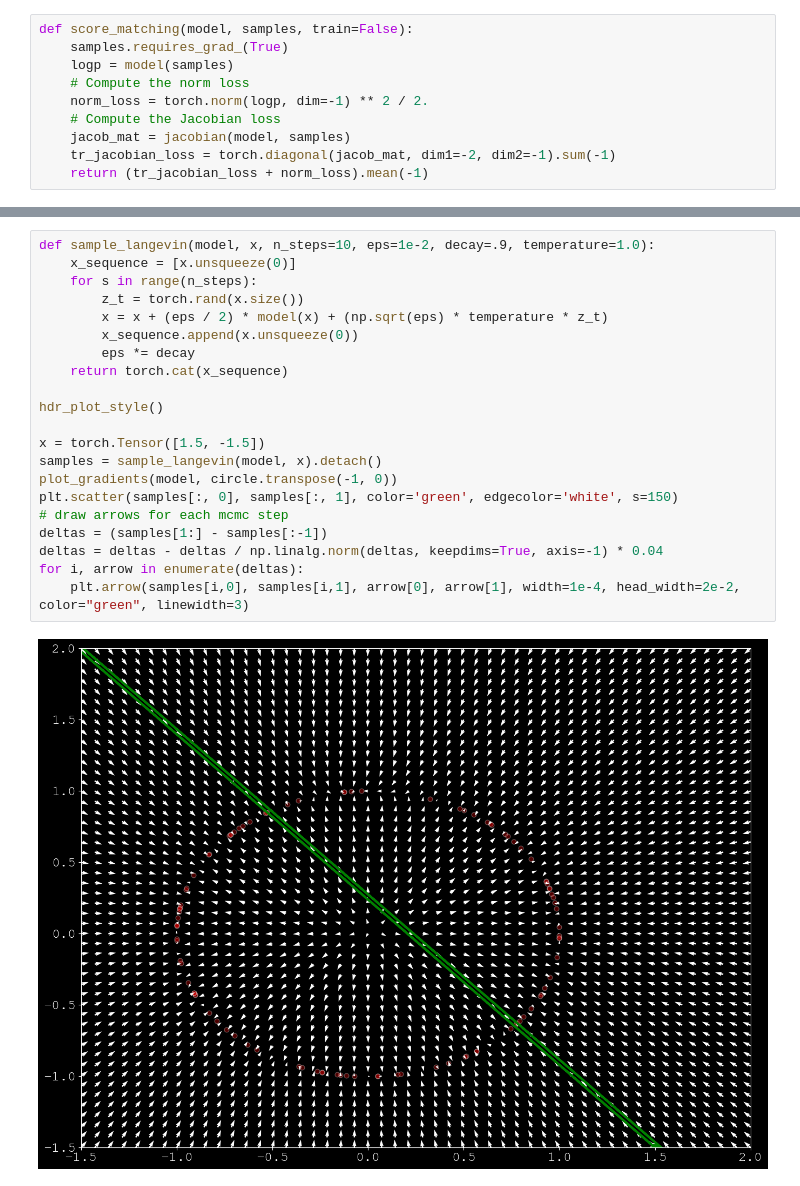
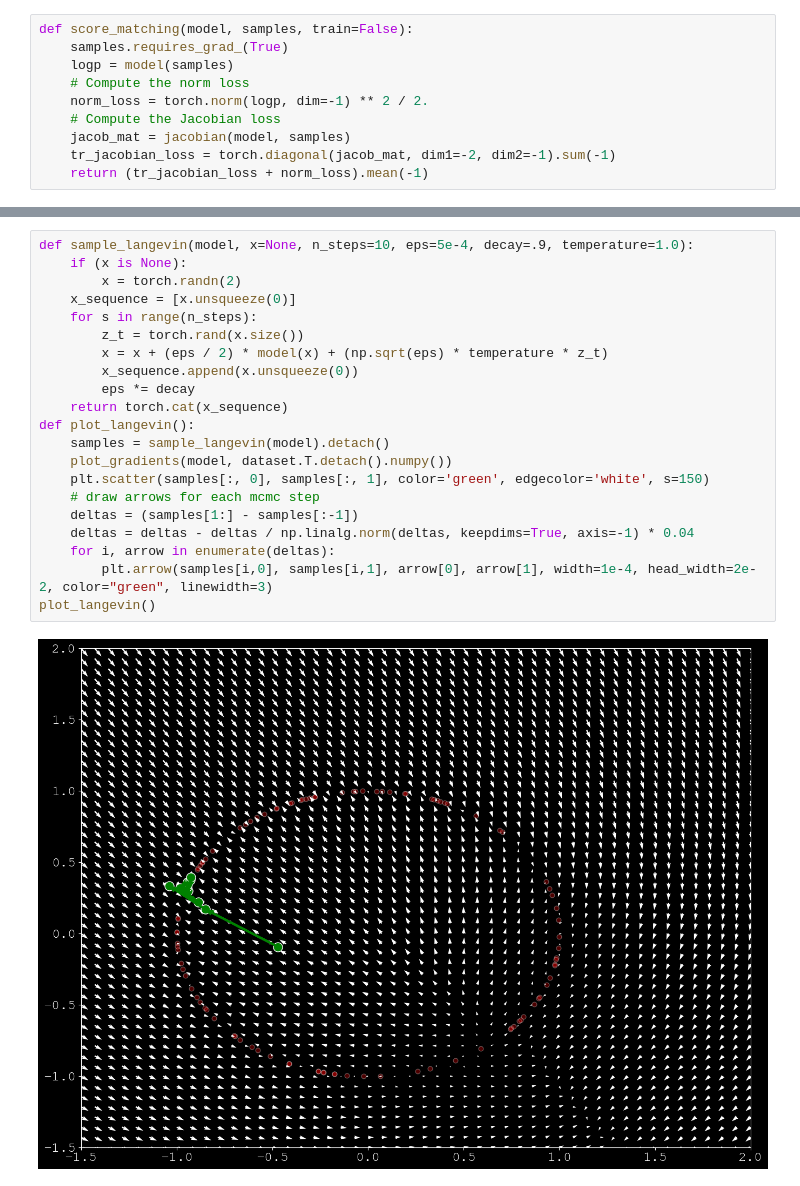
Before and after one commit to ufabao/Topology-of-Diffusion-models, a Jupyter notebook: diffus.ipynb, the cells around one changed output, grey strips where cells are left out. Drawn from its saved outputs; the diff is of its cells as text.

```diff
--- a/diffus.ipynb
+++ b/diffus.ipynb
@@ -115,23 +115,23 @@ plot_gradients(model, circle.transpose(-1, 0))
 # %%
-def sample_langevin(model, x, n_steps=10, eps=1e-2, decay=.9, temperature=1.0):
+def sample_langevin(model, x=None, n_steps=10, eps=5e-4, decay=.9, temperature=1.0):
+    if (x is None):
+        x = torch.randn(2)
     x_sequence = [x.unsqueeze(0)]
     for s in range(n_steps):
         z_t = torch.rand(x.size())
         x = x + (eps / 2) * model(x) + (np.sqrt(eps) * temperature * z_t)
         x_sequence.append(x.unsqueeze(0))
         eps *= decay
     return torch.cat(x_sequence)
-
-hdr_plot_style()
-
-x = torch.Tensor([1.5, -1.5])
-samples = sample_langevin(model, x).detach()
-plot_gradients(model, circle.transpose(-1, 0))
-plt.scatter(samples[:, 0], samples[:, 1], color='green', edgecolor='white', s=150)
-# draw arrows for each mcmc step
-deltas = (samples[1:] - samples[:-1])
-deltas = deltas - deltas / np.linalg.norm(deltas, keepdims=True, axis=-1) * 0.04
-for i, arrow in enumerate(deltas):
-    plt.arrow(samples[i,0], samples[i,1], arrow[0], arrow[1], width=1e-4, head_width=2e-2, color="green", linewidth=3)
+def plot_langevin():
+    samples = sample_langevin(model).detach()
+    plot_gradients(model, dataset.T.detach().numpy())
+    plt.scatter(samples[:, 0], samples[:, 1], color='green', edgecolor='white', s=150)
+    # draw arrows for each mcmc step
+    deltas = (samples[1:] - samples[:-1])
+    deltas = deltas - deltas / np.linalg.norm(deltas, keepdims=True, axis=-1) * 0.04
+    for i, arrow in enumerate(deltas):
+        plt.arrow(samples[i,0], samples[i,1], arrow[0], arrow[1], width=1e-4, head_width=2e-2, color="green", linewidth=3)
+plot_langevin()
 # %% [output]
-[figure, old version]
+[figure, new version]
```
Also changed, not shown: parts of 10 cells of this notebook.
